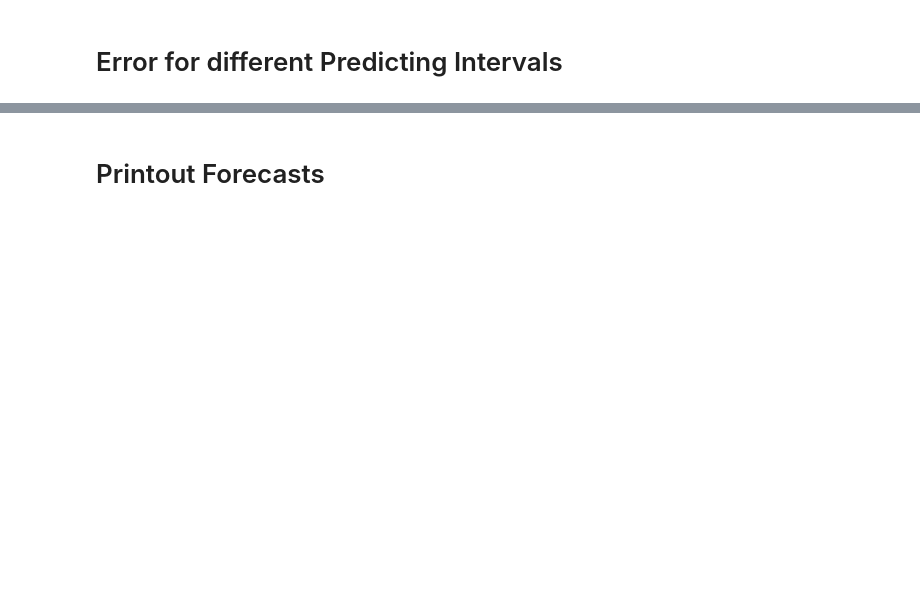
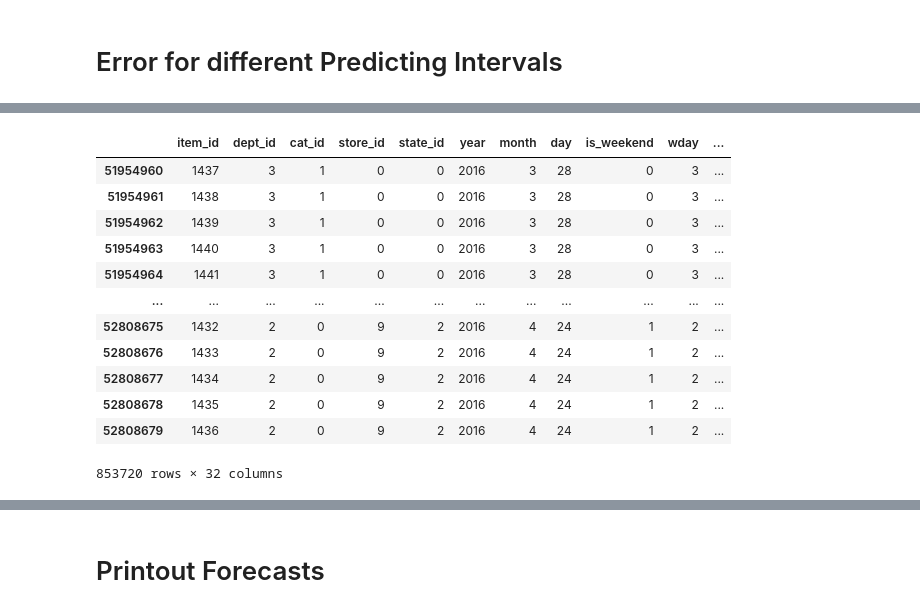
Before and after one commit to dominicdoerig/predicting-sales-data, a Jupyter notebook: m5_challenge/06_gbm_forecasting-iterative_forecasting.ipynb, the cells around one changed output, grey strips where cells are left out. Cells and saved outputs as stored; diff of their text form; code cells hidden in the pictures; blank space fills up the shorter version.

Commit message:
iterative forecasting - bug fixed

```diff
--- a/m5_challenge/06_gbm_forecasting-iterative_forecasting.ipynb
+++ b/m5_challenge/06_gbm_forecasting-iterative_forecasting.ipynb
@@ -366,0 +274,2 @@ df_tmp
+# %%
+y_val_pred = forecast_iteratively('val')
@@ -366,0 +310,3 @@ df_tmp
+# %%
+id_mapping_table = df_merged[['id', 'date','item_id', 'year', 'month', 'day','store_id']].drop_duplicates()
+id_mapping_table
@@ -367,3 +327,26 @@ df_tmp
+# %%
+df_tmp = x_val.copy()
+df_tmp = df_tmp.merge(id_mapping_table,
+                         on=['item_id', 'store_id', 'year', 'month', 'day'],
+                         how='left')
+df_tmp = df_tmp.merge(y_val_pred, on=['id','year','month','day'])
+df_tmp['y_true'] = y_val.values
+df_tmp['error'] = (df_tmp.y_true - df_tmp.y_pred)
+df_tmp
+# %% [output]
+|  | item_id | dept_id | cat_id | store_id | state_id | year | month | day | is_weekend | wday | ... |
+| 51954960 | 1437 | 3 | 1 | 0 | 0 | 2016 | 3 | 28 | 0 | 3 | ... |
+| 51954961 | 1438 | 3 | 1 | 0 | 0 | 2016 | 3 | 28 | 0 | 3 | ... |
+| 51954962 | 1439 | 3 | 1 | 0 | 0 | 2016 | 3 | 28 | 0 | 3 | ... |
+| 51954963 | 1440 | 3 | 1 | 0 | 0 | 2016 | 3 | 28 | 0 | 3 | ... |
+| 51954964 | 1441 | 3 | 1 | 0 | 0 | 2016 | 3 | 28 | 0 | 3 | ... |
+| ... | ... | ... | ... | ... | ... | ... | ... | ... | ... | ... | ... |
+| 52808675 | 1432 | 2 | 0 | 9 | 2 | 2016 | 4 | 24 | 1 | 2 | ... |
+| 52808676 | 1433 | 2 | 0 | 9 | 2 | 2016 | 4 | 24 | 1 | 2 | ... |
+| 52808677 | 1434 | 2 | 0 | 9 | 2 | 2016 | 4 | 24 | 1 | 2 | ... |
+| 52808678 | 1435 | 2 | 0 | 9 | 2 | 2016 | 4 | 24 | 1 | 2 | ... |
+| 52808679 | 1436 | 2 | 0 | 9 | 2 | 2016 | 4 | 24 | 1 | 2 | ... |
+853720 rows × 32 columns
 # %%
 tmp = df_tmp[['id', 'year', 'month', 'day', 'y_pred', 'y_true', 'error']]
 tmp_grouped = tmp.groupby(['year', 'month', 'day'])
```
Also changed, not shown: parts of 37 cells of this notebook.
